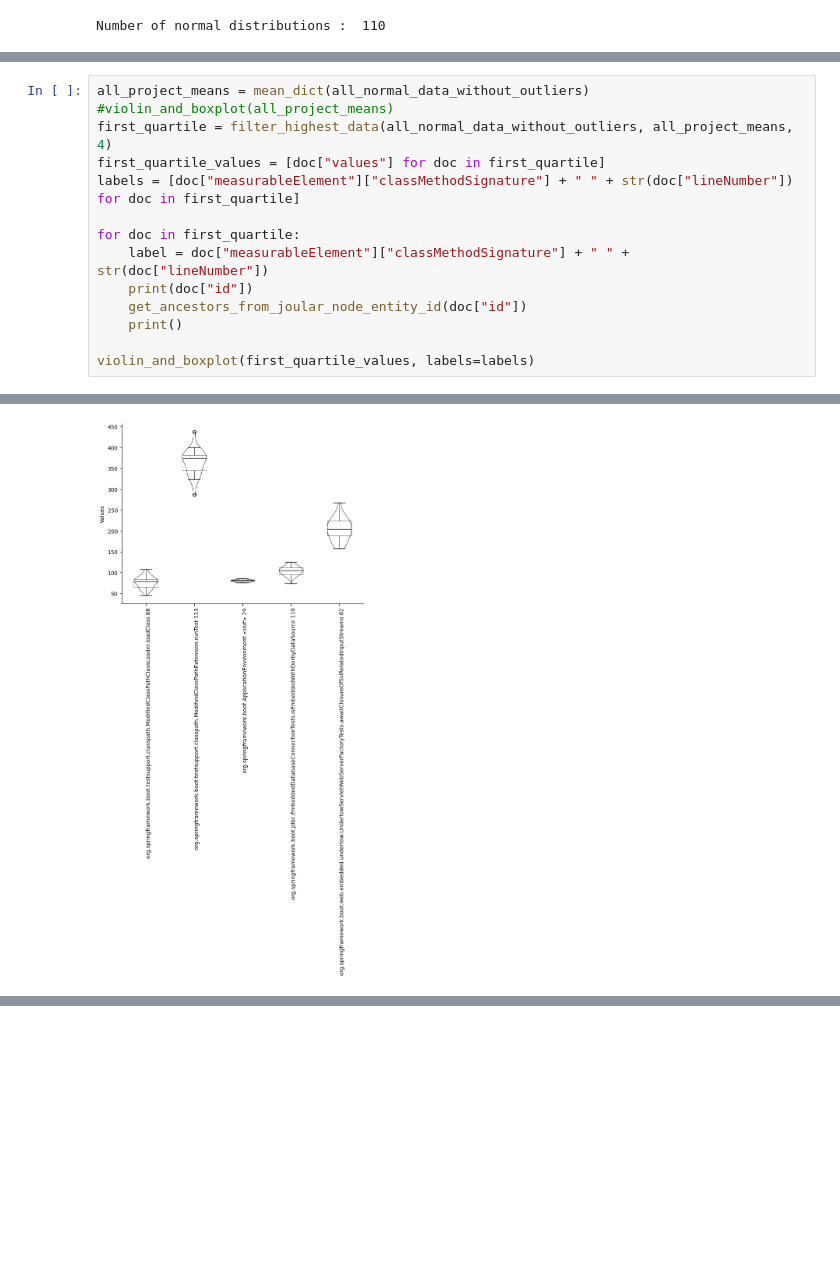
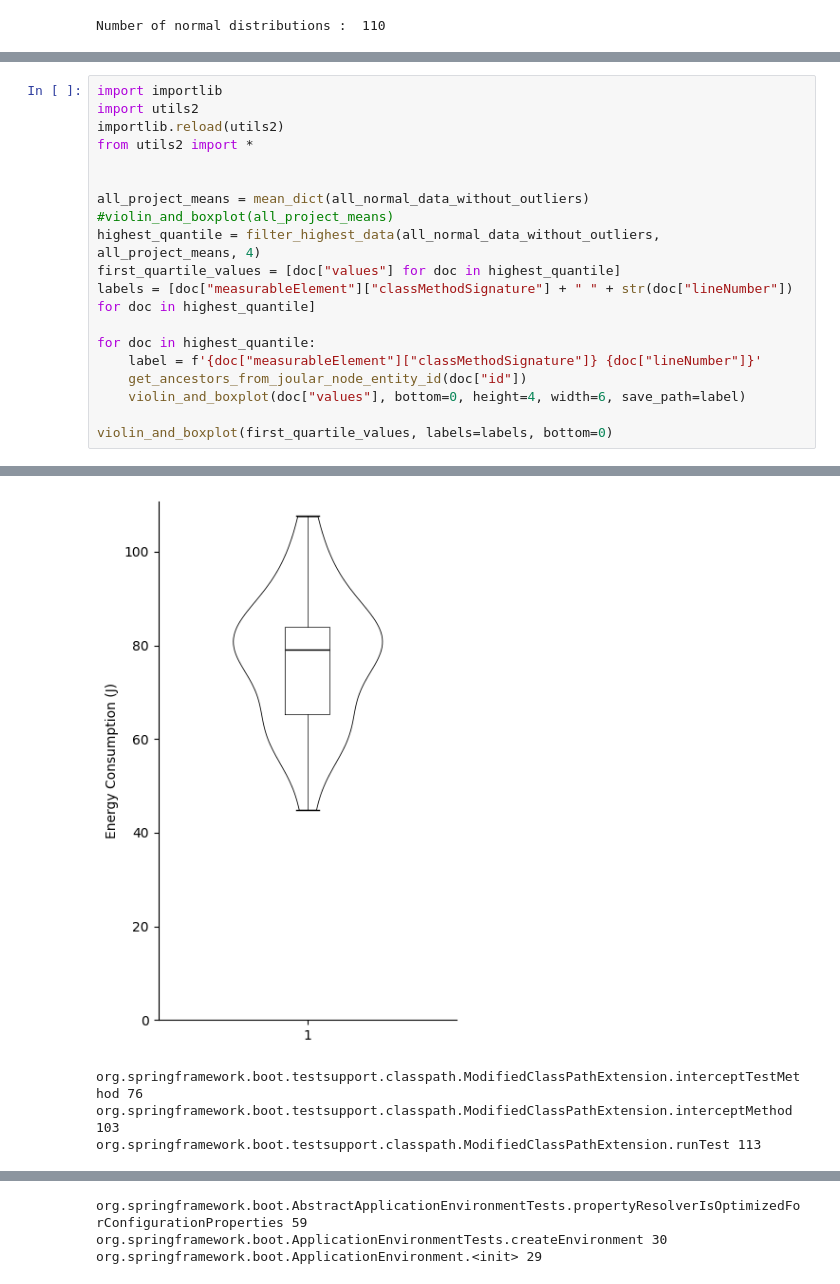
Before and after one commit to JeromeMaquoi/sentinel-notebook, a Jupyter notebook: analysis.ipynb, the cells around one changed output, grey strips where cells are left out. Drawn from its saved outputs; the diff is of its cells as text; blank space fills up the shorter version.

Commit message:
Adding modularity to violin and boxplot method

```diff
--- a/analysis.ipynb
+++ b/analysis.ipynb
@@ -36,15 +36,20 @@ violin_and_boxplot(normal_values, ylabel="Energy Consumption (J)")
 # %%
+import importlib
+import utils2
+importlib.reload(utils2)
+from utils2 import *
+
+
 all_project_means = mean_dict(all_normal_data_without_outliers)
 #violin_and_boxplot(all_project_means)
-first_quartile = filter_highest_data(all_normal_data_without_outliers, all_project_means, 4)
-first_quartile_values = [doc["values"] for doc in first_quartile]
-labels = [doc["measurableElement"]["classMethodSignature"] + " " + str(doc["lineNumber"]) for doc in first_quartile]
+highest_quantile = filter_highest_data(all_normal_data_without_outliers, all_project_means, 4)
+first_quartile_values = [doc["values"] for doc in highest_quantile]
+labels = [doc["measurableElement"]["classMethodSignature"] + " " + str(doc["lineNumber"]) for doc in highest_quantile]
 
-for doc in first_quartile:
-    label = doc["measurableElement"]["classMethodSignature"] + " " + str(doc["lineNumber"])
-    print(doc["id"])
+for doc in highest_quantile:
+    label = f'{doc["measurableElement"]["classMethodSignature"]} {doc["lineNumber"]}'
     get_ancestors_from_joular_node_entity_id(doc["id"])
-    print()
+    violin_and_boxplot(doc["values"], bottom=0, height=4, width=6, save_path=label)
 
-violin_and_boxplot(first_quartile_values, labels=labels)
+violin_and_boxplot(first_quartile_values, labels=labels, bottom=0)
 # %% [output]
@@ -67 +58,4 @@ There are no ancestors :/
-[figure, old version]
+[figure, new version]
+org.springframework.boot.testsupport.classpath.ModifiedClassPathExtension.interceptTestMethod 76
+org.springframework.boot.testsupport.classpath.ModifiedClassPathExtension.interceptMethod 103
+org.springframework.boot.testsupport.classpath.ModifiedClassPathExtension.runTest 113
@@ -67,0 +63,3 @@ There are no ancestors :/
+org.springframework.boot.AbstractApplicationEnvironmentTests.propertyResolverIsOptimizedForConfigurationProperties 59
+org.springframework.boot.ApplicationEnvironmentTests.createEnvironment 30
+org.springframework.boot.ApplicationEnvironment.<init> 29
```
Also changed, not shown: parts of 3 cells of this notebook, 2 other files.
